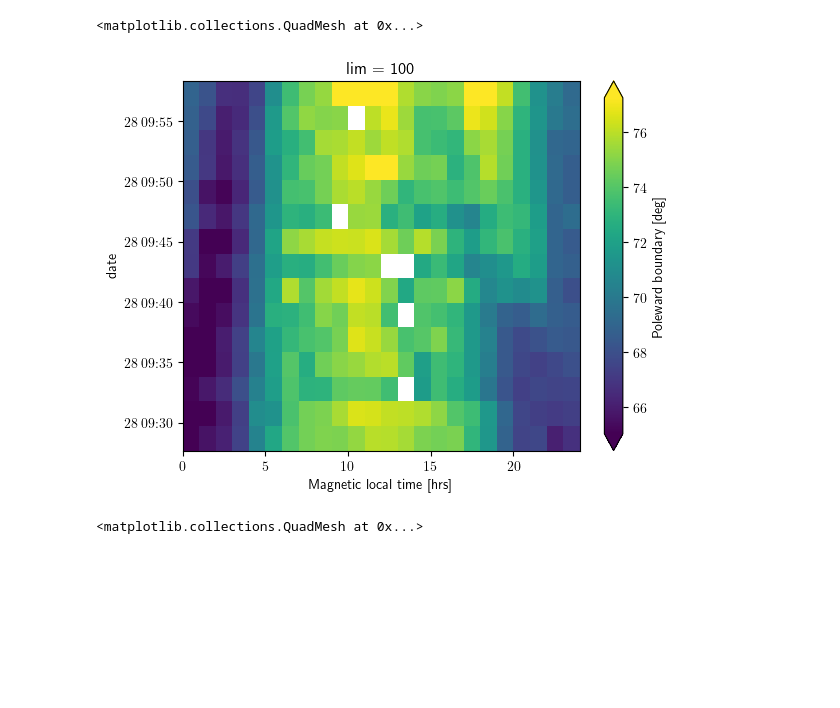
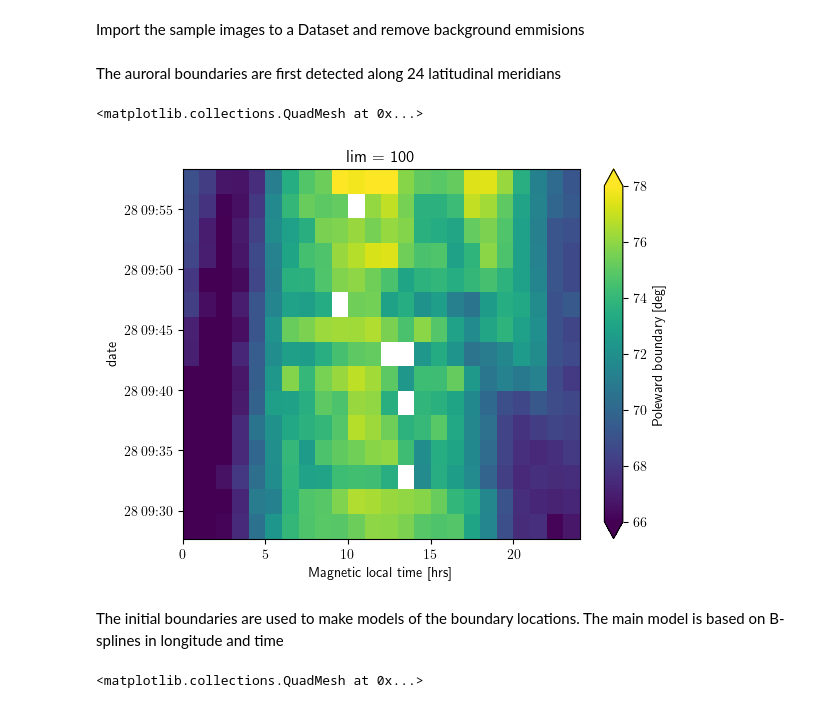
Before and after one commit to aohma/fuvpy, a Jupyter notebook: examples/notebooks/002_auroral_boundaries.ipynb, the cells around one changed output. Drawn from its saved outputs; the diff is of its cells as text; code cells hidden in the pictures; blank space fills up the shorter version.

```diff
--- a/examples/notebooks/002_auroral_boundaries.ipynb
+++ b/examples/notebooks/002_auroral_boundaries.ipynb
@@ -7,6 +6,8 @@ import matplotlib.pyplot as plt
 
 import warnings
 warnings.filterwarnings("ignore",category =RuntimeWarning) # Turn of all the warnings when np.where contains NaNs.
+# %% [markdown]
+Import the sample images to a Dataset and remove background emmisions
 # %%
 path = '../sample_wicfiles/'
 wicfiles = glob.glob(path + '*.idl')
@@ -17,6 +16,11 @@ bi = fuv.detect_boundaries(wic)
+# %% [markdown]
+The auroral boundaries are first detected along 24 latitudinal meridians
 # %%
-bi['pb'].sel(lim=100).plot(robust=True)
+bi = wic.fuv.detect_boundaries()
+bi['pb'].sel(lim=100).plot(vmin=66,vmax=78)
 # %% [output]
 <matplotlib.collections.QuadMesh at 0x...>
-[figure, old version]
+[figure, new version]
+# %% [markdown]
+The initial boundaries are used to make models of the boundary locations. The main model is based on B-splines in longitude and time
 # %%
```
Also changed, not shown: parts of 8 cells of this notebook.
